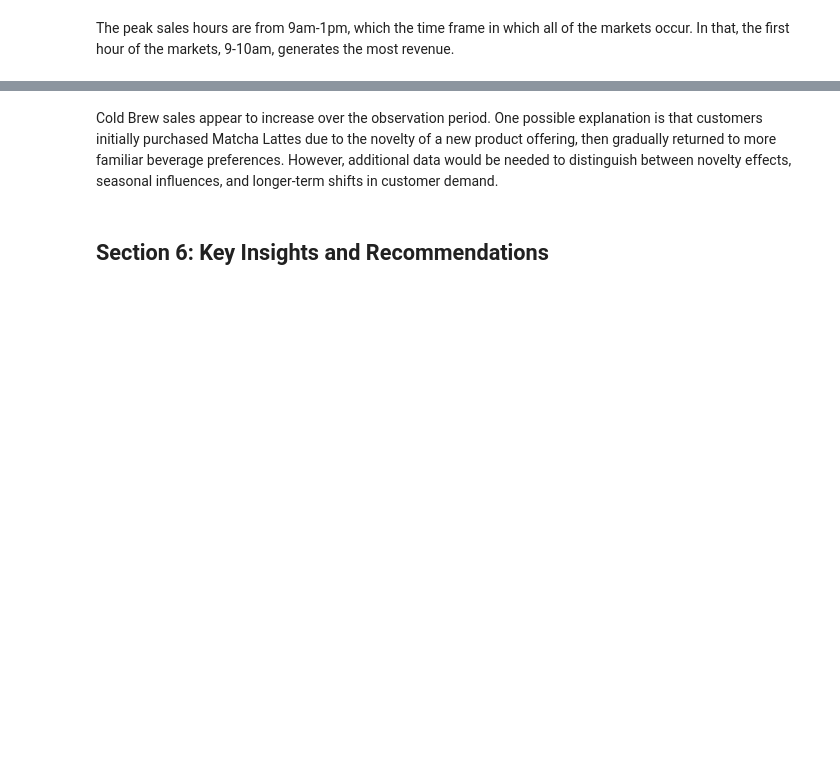
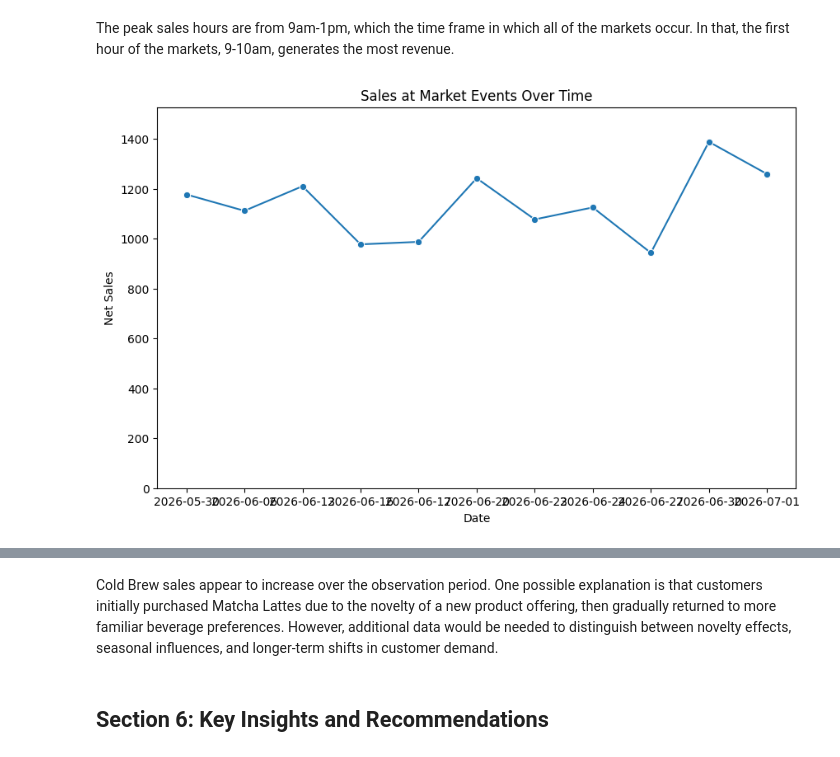
Before and after one commit to zoetankersley/sunrise_social_club, a Jupyter notebook: notebooks/eda.ipynb, the cells around one changed output, grey strips where cells are left out. Drawn from its saved outputs; the diff is of its cells as text; code cells hidden in the pictures; blank space fills up the shorter version.

```diff
--- a/notebooks/eda.ipynb
+++ b/notebooks/eda.ipynb
@@ -532,4 +554,18 @@ plt.show()
 # %% [markdown]
 The peak sales hours are from 9am-1pm, which the time frame in which all of the markets occur. In that, the first hour of the markets, 9-10am, generates the most revenue.
+# %%
+market_drinks = drink_df[
+    drink_df["Event_Type"] == "Market"
+]
+daily_sales = market_drinks.groupby("Date")["Net_Sales"].sum().reset_index()
+plt.figure(figsize=(10, 6))
+sns.lineplot(data=daily_sales, x="Date", y="Net_Sales", marker="o")
+plt.title("Sales at Market Events Over Time")
+plt.ylim(0, daily_sales["Net_Sales"].max() * 1.1 )
+plt.xlabel("Date")
+plt.ylabel("Net Sales")
+plt.show()
+# %% [output]
+[figure, added]
 # %%
 # Beverage demand trends over time
```
Also changed, not shown: parts of 27 cells of this notebook, 2 other files.
